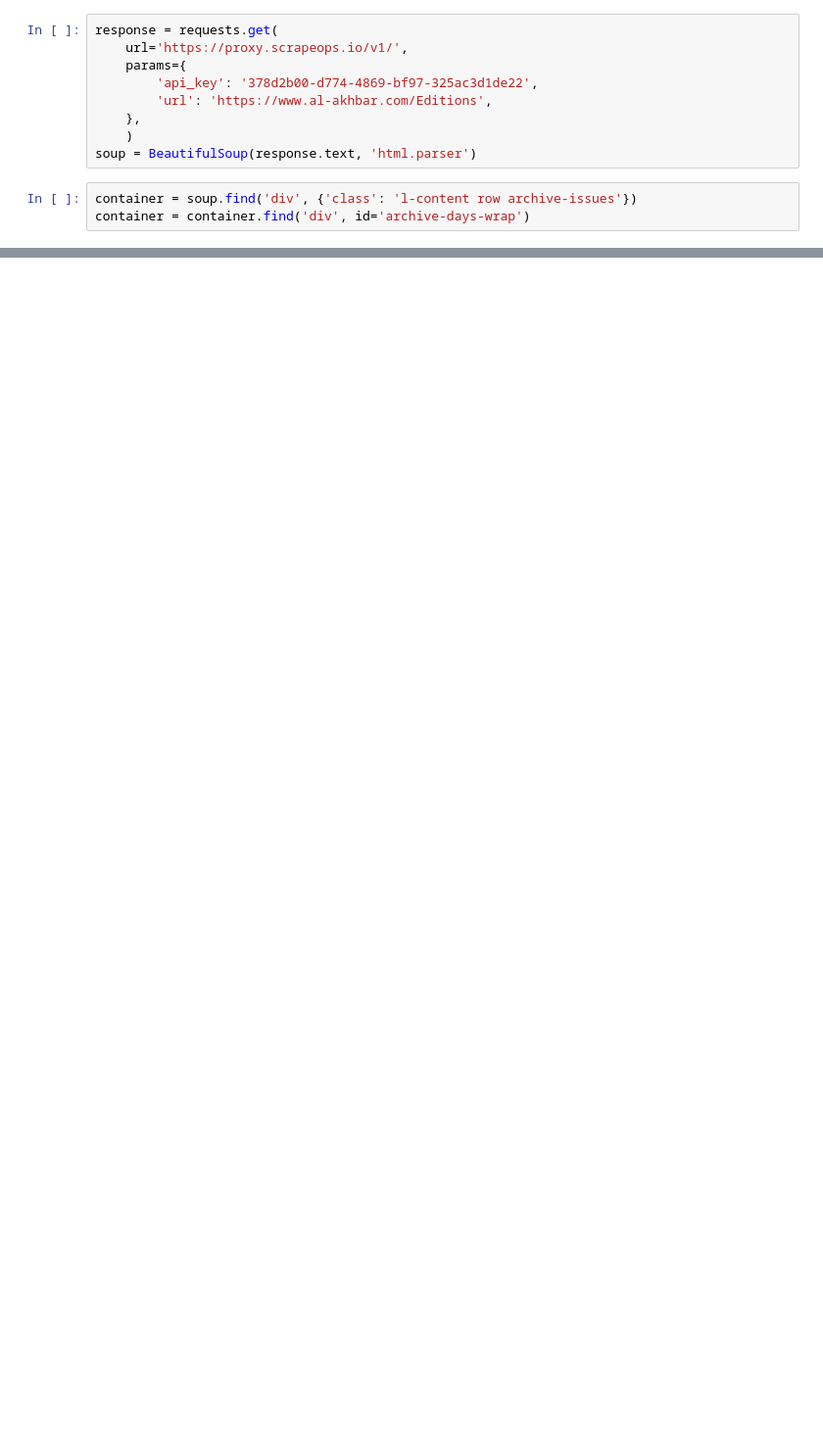
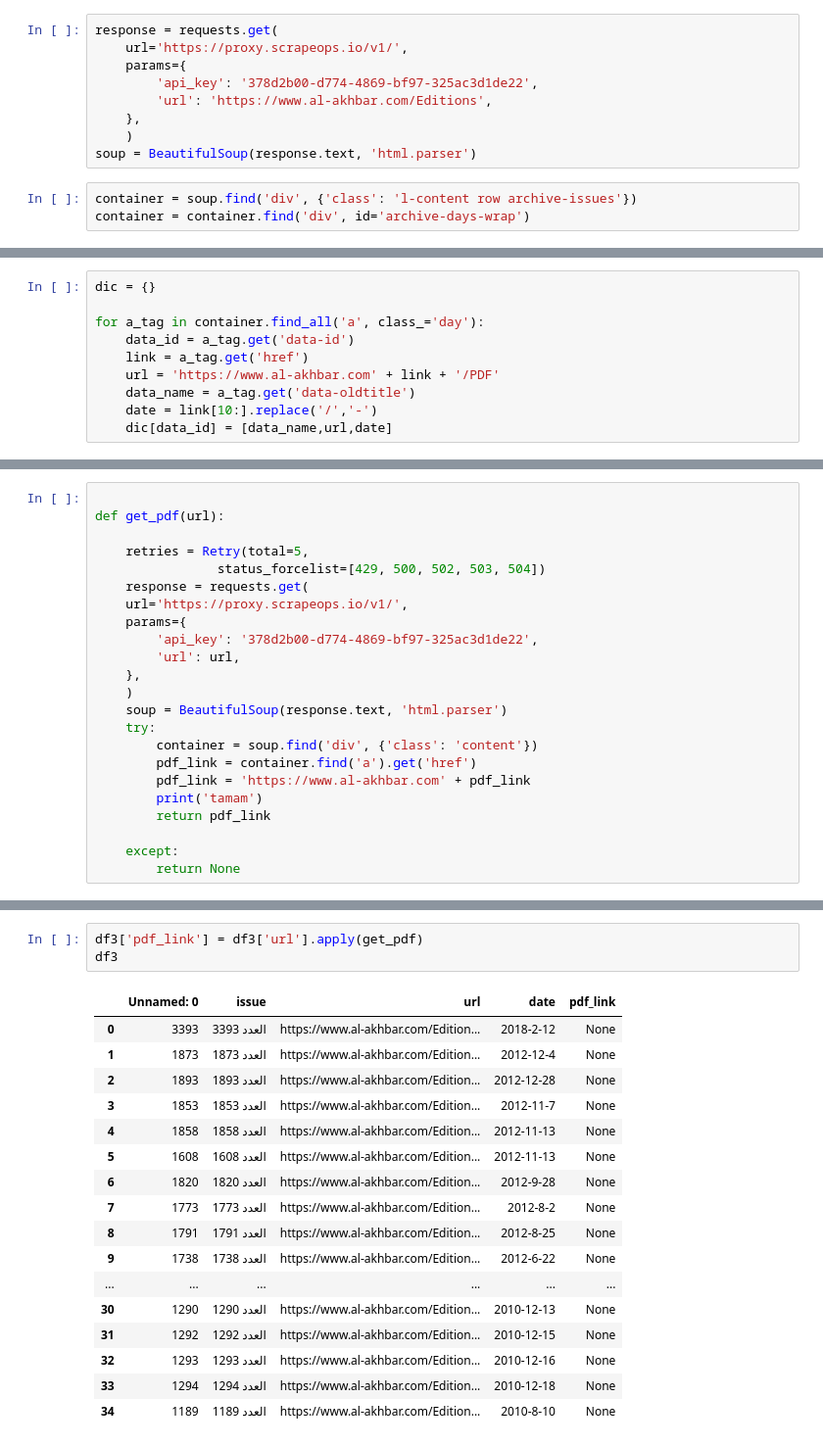
Before and after one commit to NoahDarwich/Leb_analysis, a Jupyter notebook: Notebooks/webscrape.ipynb, the cells around one changed output, grey strips where cells are left out. Shown at 98% size. Drawn from its saved outputs; the diff is of its cells as text; blank space fills up the shorter version.

```diff
--- a/Notebooks/webscrape.ipynb
+++ b/Notebooks/webscrape.ipynb
@@ -62,0 +34,10 @@ count = 0
+# %%
+dic = {}
+
+for a_tag in container.find_all('a', class_='day'):
+    data_id = a_tag.get('data-id')
+    link = a_tag.get('href')
+    url = 'https://www.al-akhbar.com' + link + '/PDF'
+    data_name = a_tag.get('data-oldtitle')
+    date = link[10:].replace('/','-')
+    dic[data_id] = [data_name,url,date]
@@ -62,0 +48,23 @@ count = 0
+# %%
+
+def get_pdf(url):
+
+    retries = Retry(total=5,
+                status_forcelist=[429, 500, 502, 503, 504])
+    response = requests.get(
+    url='https://proxy.scrapeops.io/v1/',
+    params={
+        'api_key': '378d2b00-d774-4869-bf97-325ac3d1de22',
+        'url': url,
+    },
+    )
+    soup = BeautifulSoup(response.text, 'html.parser')
+    try:
+        container = soup.find('div', {'class': 'content'})
+        pdf_link = container.find('a').get('href')
+        pdf_link = 'https://www.al-akhbar.com' + pdf_link
+        print('tamam')
+        return pdf_link
+
+    except:
+        return None
@@ -62,0 +164,21 @@ count = 0
+# %%
+df3['pdf_link'] = df3['url'].apply(get_pdf)
+df3
+# %% [output]
+|  | Unnamed: 0 | issue | url | date | pdf_link |
+| 0 | 3393 | العدد 3393 | https://www.al-akhbar.com/Edition... | 2018-2-12 | None |
+| 1 | 1873 | العدد 1873 | https://www.al-akhbar.com/Edition... | 2012-12-4 | None |
+| 2 | 1893 | العدد 1893 | https://www.al-akhbar.com/Edition... | 2012-12-28 | None |
+| 3 | 1853 | العدد 1853 | https://www.al-akhbar.com/Edition... | 2012-11-7 | None |
+| 4 | 1858 | العدد 1858 | https://www.al-akhbar.com/Edition... | 2012-11-13 | None |
+| 5 | 1608 | العدد 1608 | https://www.al-akhbar.com/Edition... | 2012-11-13 | None |
+| 6 | 1820 | العدد 1820 | https://www.al-akhbar.com/Edition... | 2012-9-28 | None |
+| 7 | 1773 | العدد 1773 | https://www.al-akhbar.com/Edition... | 2012-8-2 | None |
+| 8 | 1791 | العدد 1791 | https://www.al-akhbar.com/Edition... | 2012-8-25 | None |
+| 9 | 1738 | العدد 1738 | https://www.al-akhbar.com/Edition... | 2012-6-22 | None |
+| ... | ... | ... | ... | ... | ... |
+| 30 | 1290 | العدد 1290 | https://www.al-akhbar.com/Edition... | 2010-12-13 | None |
+| 31 | 1292 | العدد 1292 | https://www.al-akhbar.com/Edition... | 2010-12-15 | None |
+| 32 | 1293 | العدد 1293 | https://www.al-akhbar.com/Edition... | 2010-12-16 | None |
+| 33 | 1294 | العدد 1294 | https://www.al-akhbar.com/Edition... | 2010-12-18 | None |
+| 34 | 1189 | العدد 1189 | https://www.al-akhbar.com/Edition... | 2010-8-10 | None |
```
Also changed, not shown: parts of 27 cells of this notebook, 1 other file.
